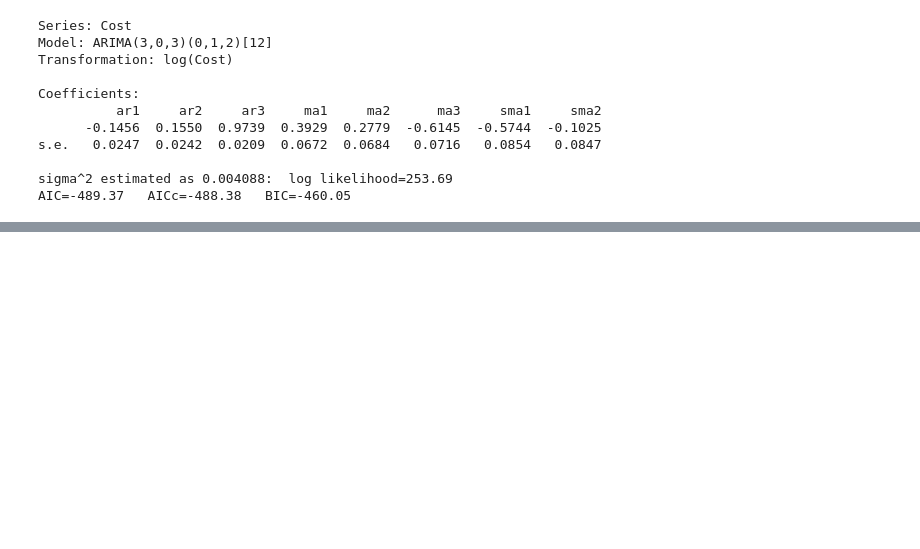
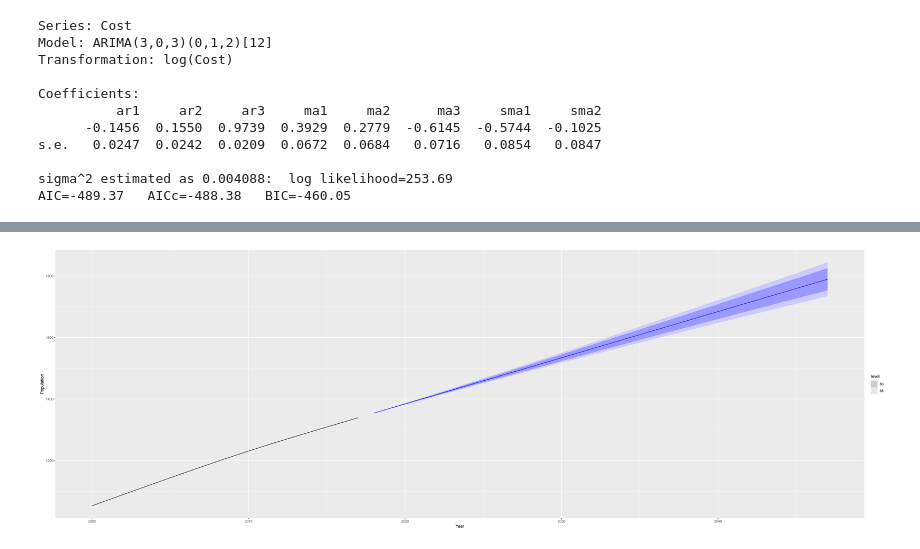
Before and after one commit to ARKA1112/Time_Series_R, a Jupyter notebook: OTEXTS_9.ipynb, the cells around one changed output, grey strips where cells are left out. Cells and saved outputs as stored; diff of their text form; code cells hidden in the pictures; blank space fills up the shorter version.

```diff
--- a/OTEXTS_9.ipynb
+++ b/OTEXTS_9.ipynb
@@ -550,0 +553,7 @@ AIC=-489.37   AICc=-488.38   BIC=-460.05
+# %%
+# AICc values can be used to compare between different arima models but not between ARIMA and ETS models
+
+# Comparing ARIMA() and ETS() on non-seasonal data
+
+
+ind_economy <- global_economy |> filter(Code == "IND") |> mutate(Population = Population/1e6)
@@ -550,0 +579,4 @@ AIC=-489.37   AICc=-488.38   BIC=-460.05
+# %%
+ind_economy|> model(ETS(Population))|> forecast(h=30)|> autoplot(ind_economy|> filter(Year>= 2000))
+# %% [output]
+[figure, added]
```
Also changed, not shown: parts of 3 cells of this notebook, 2 other files.
